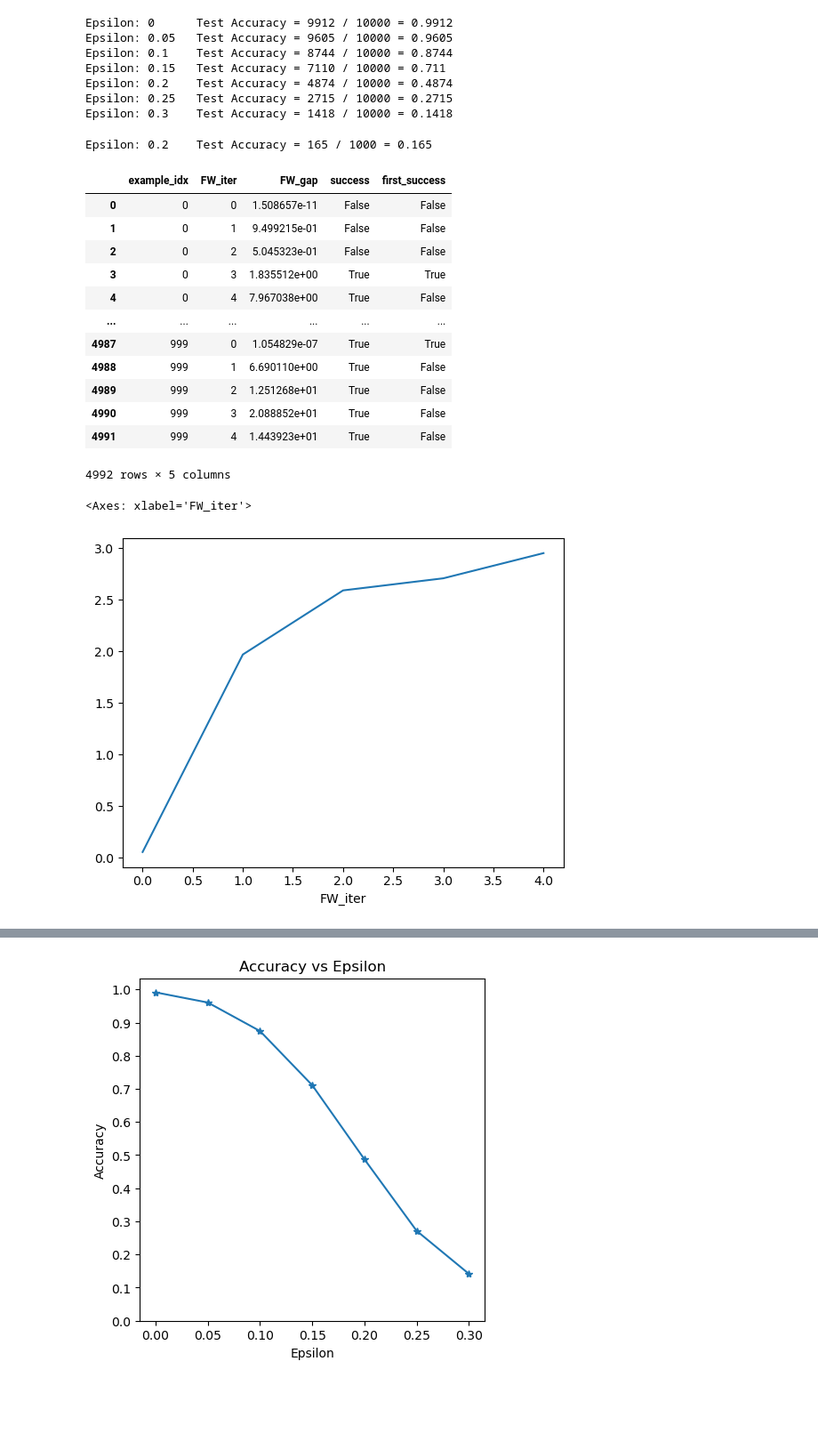
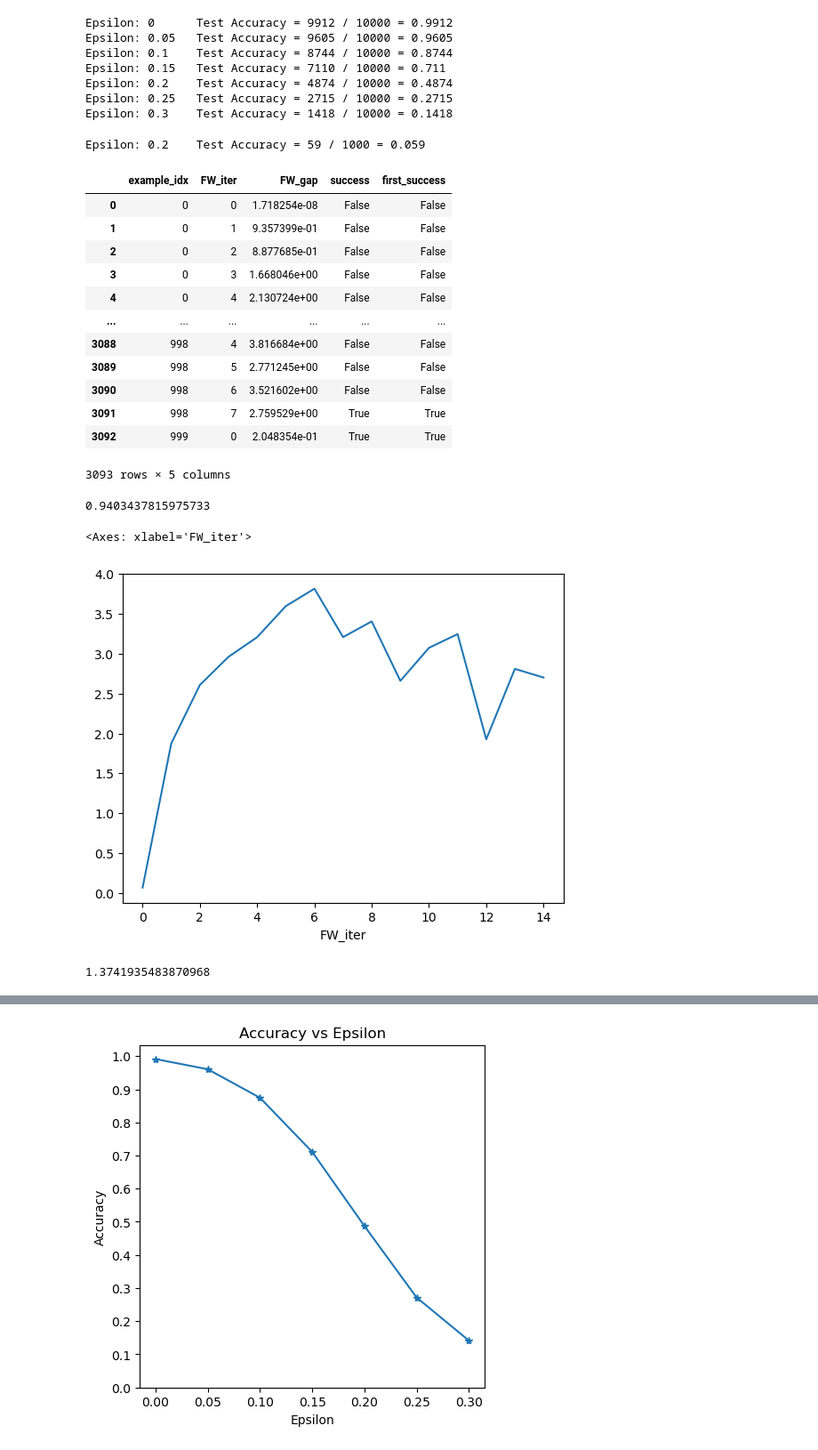
Before and after one commit to TannerAGraves/FW-variants-for-WB-Adversarial-Attacks, a Jupyter notebook: experimental/attack_tests.ipynb, the cells around one changed output, grey strips where cells are left out. Shown at 89% size. Saved outputs shown, nothing was run; the diff lists cells and outputs as text; code cells hidden in the pictures; blank space fills up the shorter version.

```diff
--- a/experimental/attack_tests.ipynb
+++ b/experimental/attack_tests.ipynb
@@ -194,7 +194,7 @@ Epsilon: 0.3    Test Accuracy = 1418 / 10000 = 0.1418
 def fw_step(x_t, epsilon, g_t, x0, fw_stepsize=1):
     # alg from attacks.pdf. Modified to remove momentum.
     g_t_sign = g_t.sign()
-    v_t = epsilon * g_t_sign + x0
+    v_t = -epsilon * g_t_sign + x0
     d_t = v_t - x_t
     perturbed_image = x_t + fw_stepsize * d_t
     perturbed_image = torch.clamp(perturbed_image, 0, 1)
@@ -219,7 +219,7 @@ def fw_step_momentum(x_t, epsilon, g_t, m_t_last, x0, momentum = 0.2,fw_stepsize
     if m_t_last is not None:
         m_t += momentum*m_t_last
     m_t_sign = m_t.sign()
-    v_t = epsilon * m_t_sign + x0
+    v_t = -epsilon * m_t_sign + x0
     d_t = v_t - x_t
     perturbed_image = x_t + fw_stepsize * d_t
     perturbed_image = torch.clamp(perturbed_image, 0, 1)
@@ -265,7 +265,7 @@ def untargeted_attack_loss(output, target):
     log_prob = F.log_softmax(output, dim=1)
     return -log_prob[range(len(target)), target]
 # %%
-def test_fw( model, device, test_loader, epsilon,num_fw_iter, num_test = 1000, method='fw'):
+def test_fw( model, device, test_loader, epsilon,num_fw_iter, num_test = 1000, method='fw', early_stopping = None):
 
     # Accuracy counter
     correct = 0
@@ -282,6 +282,7 @@ def test_fw( model, device, test_loader, epsilon,num_fw_iter, num_test = 1000, m
         #x_t.requires_grad = True  #Set requires_grad attribute of tensor. Important for Attack
         m_t_last = None # gradient from previous iter
         had_first_success = False
+        gap_FW = None
 
         for t in range(num_fw_iter):
             x_t.requires_grad = True
@@ -291,7 +292,7 @@ def test_fw( model, device, test_loader, epsilon,num_fw_iter, num_test = 1000, m
 
             # If the initial prediction is wrong, don't bother attacking, just move on
             if (init_pred.item() != target.item()) and (t == 0):
-                continue
+                break
 
             # Calculate the loss
             loss = - F.nll_loss(output, target) # DNN maximizing POSITIVE log liklihood
@@ -350,11 +351,14 @@ def test_fw( model, device, test_loader, epsilon,num_fw_iter, num_test = 1000, m
             hist_iter = {
                 'example_idx':ex_num,
                 'FW_iter': t,
-                'FW_gap': gap_FW,
+                'FW_gap': gap_FW if gap_FW is not None else None,
                 'success': success,
                 'first_success': first_success
             }
             hist.append(hist_iter)
+            if (early_stopping == 'pred') and first_success:
+                break
+
         ex_num += 1
         if ex_num >= num_test:
             break
@@ -368,38 +372,46 @@ def test_fw( model, device, test_loader, epsilon,num_fw_iter, num_test = 1000, m
 # %%
 accuracies = []
 examples = []
-fw_iters = [5]
+fw_iters = [15]
 eps = 0.2
 adv_examples = []
 fw_stepsize = 1
 hist = None
 # Run test for each epsilon
 #for eps in epsilons:
 for num_fw_iter in fw_iters:
-    acc, ex, hist = test_fw(model, device, test_loader, eps, num_fw_iter, method='fw_neg')
+    acc, ex, hist = test_fw(model, device, test_loader, eps, num_fw_iter, method='fw_neg', early_stopping='pred')
     accuracies.append(acc)
     examples.append(ex)
 hist
 # %% [output]
-Epsilon: 0.2    Test Accuracy = 165 / 1000 = 0.165
+Epsilon: 0.2    Test Accuracy = 59 / 1000 = 0.059
 |  | example_idx | FW_iter | FW_gap | success | first_success |
-| 0 | 0 | 0 | 1.508657e-11 | False | False |
-| 1 | 0 | 1 | 9.499215e-01 | False | False |
-| 2 | 0 | 2 | 5.045323e-01 | False | False |
-| 3 | 0 | 3 | 1.835512e+00 | True | True |
-| 4 | 0 | 4 | 7.967038e+00 | True | False |
+| 0 | 0 | 0 | 1.718254e-08 | False | False |
+| 1 | 0 | 1 | 9.357399e-01 | False | False |
+| 2 | 0 | 2 | 8.877685e-01 | False | False |
+| 3 | 0 | 3 | 1.668046e+00 | False | False |
+| 4 | 0 | 4 | 2.130724e+00 | False | False |
 | ... | ... | ... | ... | ... | ... |
-| 4987 | 999 | 0 | 1.054829e-07 | True | True |
-| 4988 | 999 | 1 | 6.690110e+00 | True | False |
-| 4989 | 999 | 2 | 1.251268e+01 | True | False |
-| 4990 | 999 | 3 | 2.088852e+01 | True | False |
-| 4991 | 999 | 4 | 1.443923e+01 | True | False |
+| 3088 | 998 | 4 | 3.816684e+00 | False | False |
+| 3089 | 998 | 5 | 2.771245e+00 | False | False |
+| 3090 | 998 | 6 | 3.521602e+00 | False | False |
+| 3091 | 998 | 7 | 2.759529e+00 | True | True |
+| 3092 | 999 | 0 | 2.048354e-01 | True | True |
-4992 rows × 5 columns
+3093 rows × 5 columns
+# %%
+hist.groupby('example_idx')['first_success'].sum().mean()
+# %% [output]
+0.9403437815975733
 # %%
 hist[hist['first_success']].groupby('FW_iter')['FW_gap'].mean().plot()
 # %% [output]
 <Axes: xlabel='FW_iter'>
-[figure, old version]
+[figure, new version]
+# %%
+hist[hist['first_success']]['FW_iter'].mean()
+# %% [output]
+1.3741935483870968
 # %%
 plt.scatter(hist['FW_gap'], hist['success'])
 # %% [output]
```
Also changed, not shown: parts of 6 cells of this notebook.
